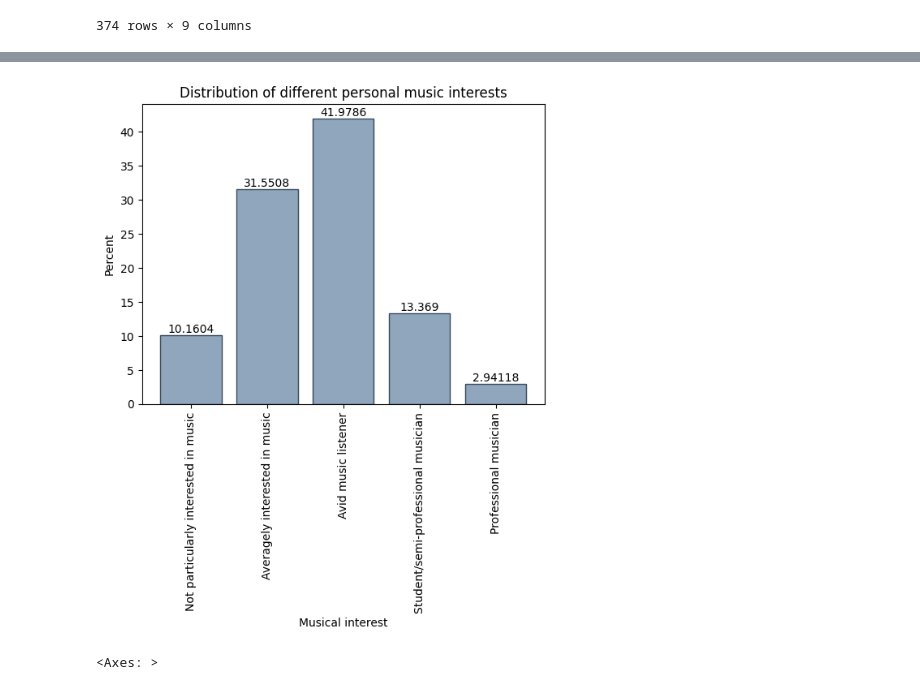
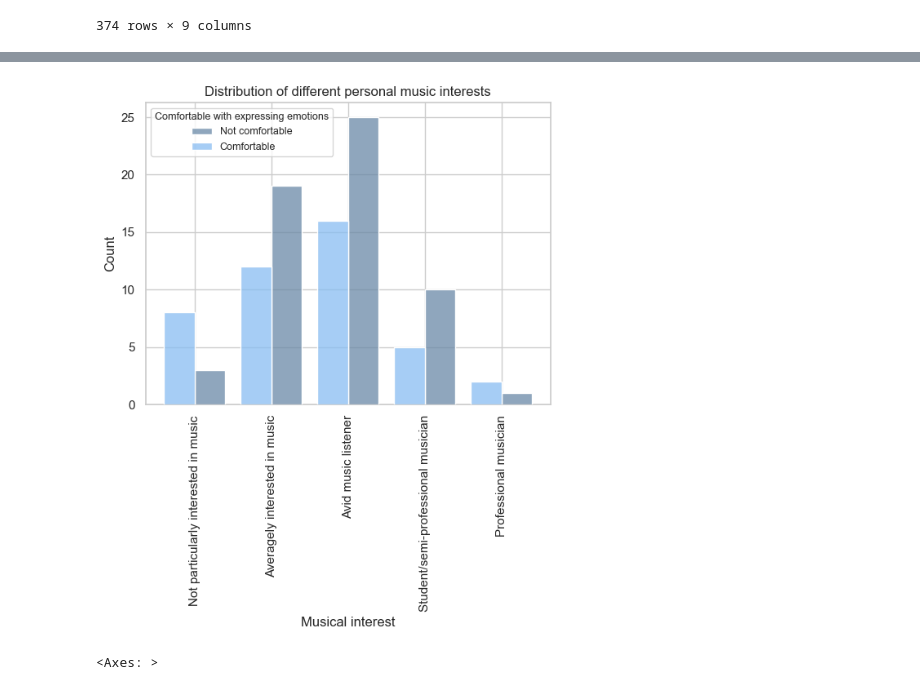
Before and after one commit to ihneskarbovik/IN5060-assignment3, a Jupyter notebook: study.ipynb, the cells around one changed output, grey strips where cells are left out. Saved outputs shown, nothing was run; the diff lists cells and outputs as text; code cells hidden in the pictures.

Commit message:
done with musical interest plot :)

```diff
--- a/study.ipynb
+++ b/study.ipynb
@@ -171,6 +171,10 @@ df_all
 # %%
 non_comfortable = df_all[df_all['Comfortable with expressing emotions'] < 3]
 comfortable = df_all[df_all['Comfortable with expressing emotions'] >= 3]
+
+grouped_df_all = df_all.copy()
+grouped_df_all['Comfortable with expressing emotions'] = grouped_df_all['Comfortable with expressing emotions'].replace([0, 1, 2], 'Not comfortable')
+grouped_df_all['Comfortable with expressing emotions'] = grouped_df_all['Comfortable with expressing emotions'].replace([3, 4, 5], 'Comfortable')
 # %%
 ax = sns.histplot(df_all['Gender'], color=colors[2], shrink=0.8, edgecolor=colors[-1], stat='percent')
 ax.set_title('Distribution of different genders')
@@ -181,20 +185,24 @@ plt.show()
 # %%
 order = [
     'Not particularly interested in music',
     'Averagely interested in music',
     'Avid music listener',
     'Student/semi-professional musician',
     'Professional musician']
-to_plot = pd.Categorical(df_all['Personal description'], categories=order, ordered=True)
 
-ax = sns.histplot(to_plot, color=colors[2], shrink=0.8, edgecolor=colors[-1], stat='percent')
+to_plot = grouped_df_all.copy()
+to_plot = to_plot.drop_duplicates(subset='Participant_ID')
+to_plot['Personal description'] = pd.Categorical(to_plot['Personal description'], categories=order, ordered=True)
+
+ax = sns.histplot(data=to_plot, x='Personal description', hue='Comfortable with expressing emotions', palette=colors[1:3], multiple="dodge", shrink=0.8, zorder=3)
 ax.set_title('Distribution of different personal music interests')
 ax.set_xlabel('Musical interest')
 ax.set_xticklabels(ax.get_xticklabels(),rotation=90)
-ax.bar_label(ax.containers[0])
+ax.grid(True, zorder=0)
+ax.legend(title="Comfortable with expressing emotions", fontsize=9, title_fontsize=9, labels=['Not comfortable', 'Comfortable'])
 plt.show()
 # %% [output]
-[figure, old version]
+[figure, new version]
 # %%
 df_all_numeric = df_all.replace(['ILLIAC', 'CYSP', 'ALICE', 'VOYAGER'], [0, 1, 2, 3])
 df_all_numeric = df_all_numeric.replace(order, [0, 1, 2, 3, 4])
```
Also changed, not shown: parts of 1 cell of this notebook.
